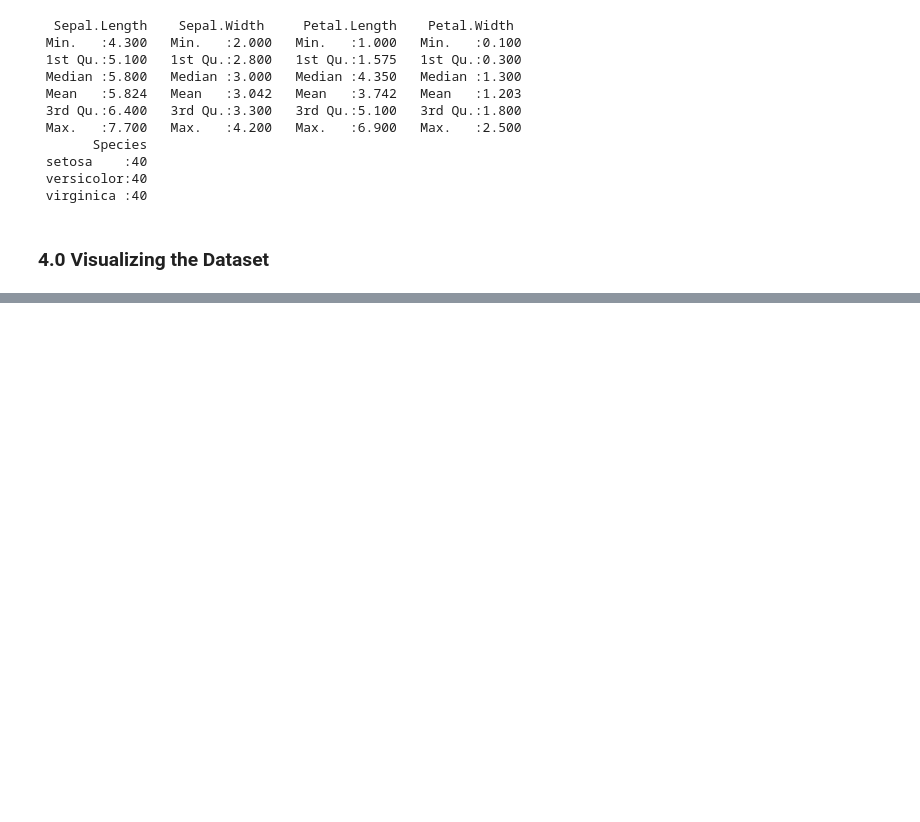
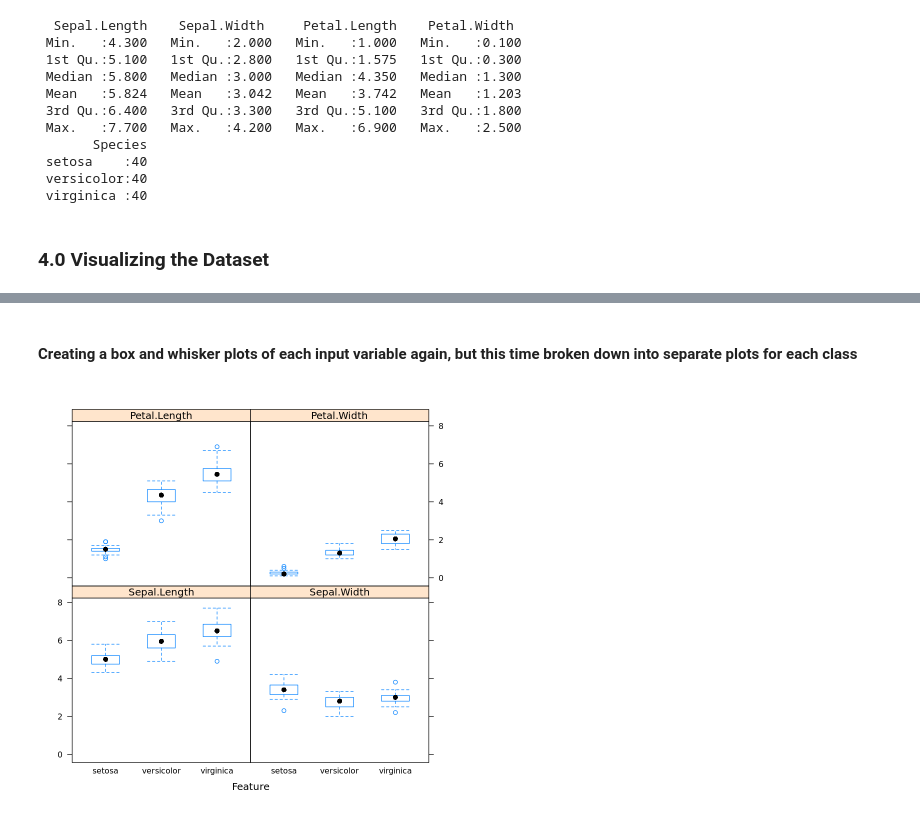
Before and after one commit to MichaelMEM1/Building_a_MLapp_R, a Jupyter notebook: MLappR.ipynb, the cells around one changed output, grey strips where cells are left out. Saved outputs shown, nothing was run; the diff lists cells and outputs as text; code cells hidden in the pictures; blank space fills up the shorter version.

```diff
--- a/MLappR.ipynb
+++ b/MLappR.ipynb
@@ -125,0 +156,6 @@ summary(dataset)
+# %% [markdown]
+#### Creating a box and whisker plots of each input variable again, but this time broken down into separate plots for each class
+# %%
+featurePlot(x=x, y=y, plot="box")
+# %% [output]
+[figure, added]
```
Also changed, not shown: parts of 41 cells of this notebook.
